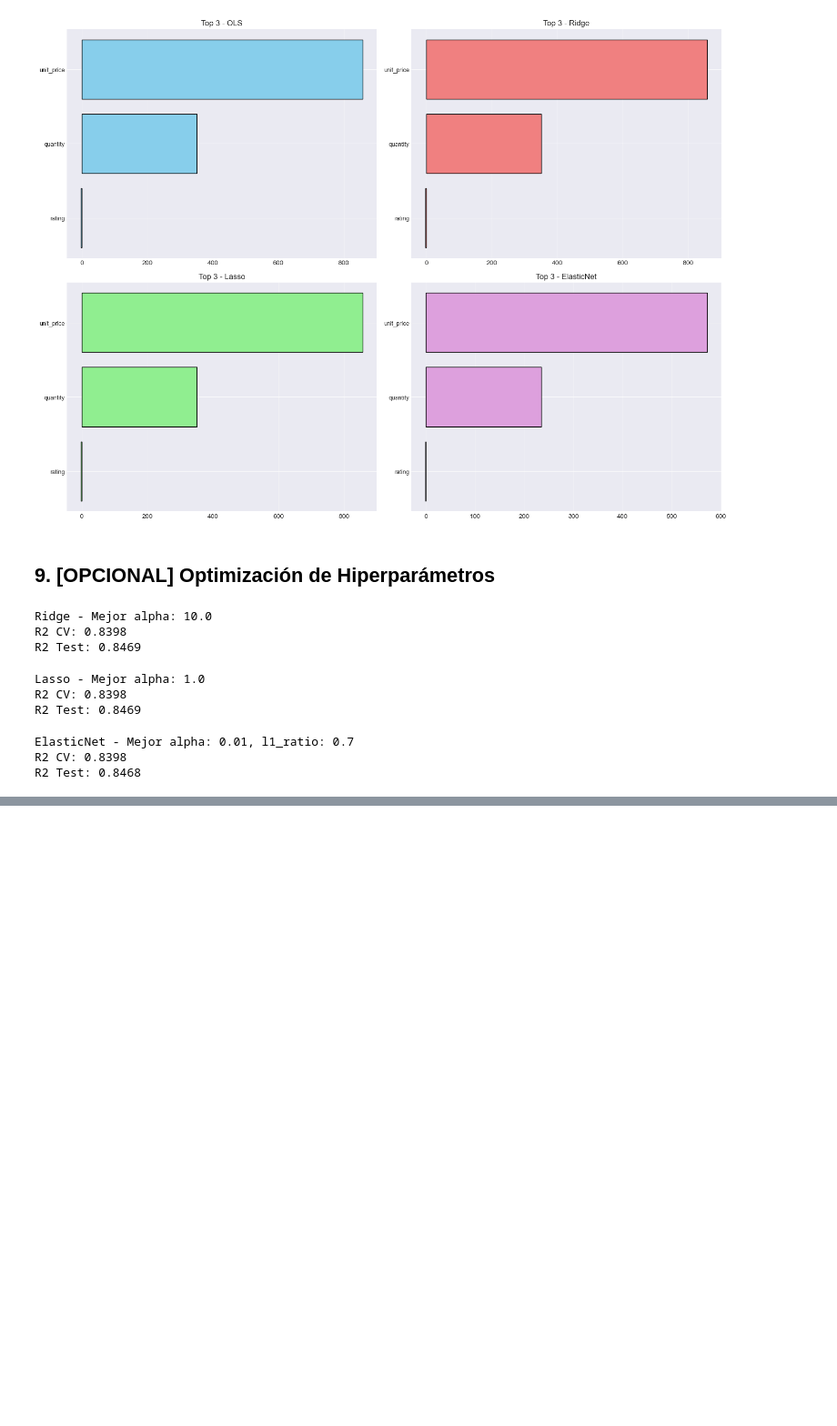
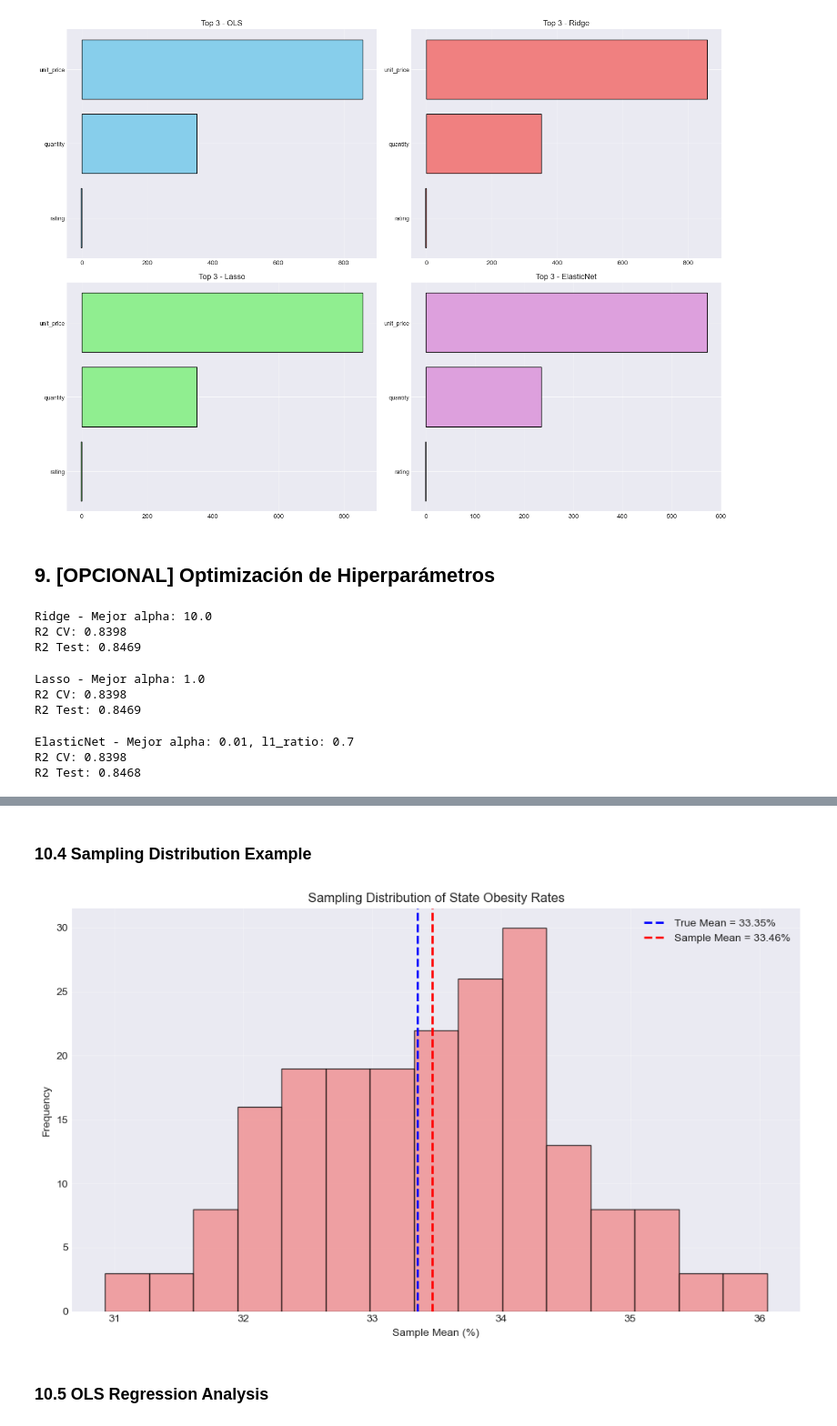
Before and after one commit to jorge-ivan-jimenez-reyes/MachineLearning, a Jupyter notebook: Ejercicio/Ml.ipynb, the cells around one changed output, grey strips where cells are left out. Shown at 91% size. Cells and saved outputs as stored; diff of their text form; code cells hidden in the pictures; blank space fills up the shorter version.

```diff
--- a/Ejercicio/Ml.ipynb
+++ b/Ejercicio/Ml.ipynb
@@ -742,0 +835,33 @@ R2 Test: 0.8468
+# %% [markdown]
+### 10.4 Sampling Distribution Example
+# %%
+rates = np.array([
+    41.2, 40.1, 40.0, 39.9, 39.2, 38.7, 37.8, 37.8, 37.6, 36.6,
+    36.4, 36.2, 36.0, 35.9, 35.8, 35.6, 35.5, 35.3, 35.2, 35.1,
+    34.7, 34.4, 34.3, 34.0, 33.6, 33.3, 33.2, 33.1, 33.0, 32.4,
+    32.3, 32.2, 31.9, 31.6, 31.5, 31.1, 30.9, 30.7, 30.6, 30.5,
+    30.3, 30.2, 30.1, 29.4, 28.9, 28.8, 28.4, 28.0, 27.7, 27.4,
+    25.1, 24.7
+])
+
+population_mean = rates.mean()
+
+np.random.seed(42)
+sample_means = [np.random.choice(rates, size=10, replace=False).mean() for _ in range(200)]
+samp_mu = np.mean(sample_means)
+
+plt.figure(figsize=(10, 6))
+plt.hist(sample_means, bins=15, alpha=0.7, color='lightcoral', edgecolor='black')
+plt.axvline(population_mean, color='blue', linestyle='--', linewidth=2, label=f"True Mean = {population_mean:.2f}%")
+plt.axvline(samp_mu, color='red', linestyle='--', linewidth=2, label=f"Sample Mean = {samp_mu:.2f}%")
+plt.xlabel("Sample Mean (%)")
+plt.ylabel("Frequency")
+plt.title("Sampling Distribution of State Obesity Rates")
+plt.legend()
+plt.grid(True, alpha=0.3)
+plt.tight_layout()
+plt.show()
+# %% [output]
+[figure, added]
+# %% [markdown]
+### 10.5 OLS Regression Analysis
```
Also changed, not shown: parts of 20 cells of this notebook, 28 other files.
